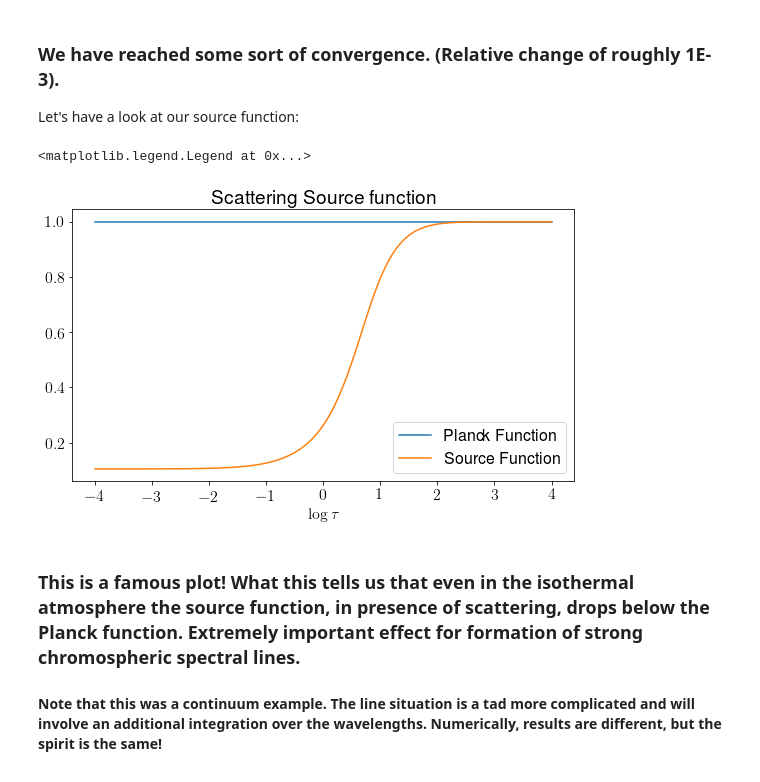
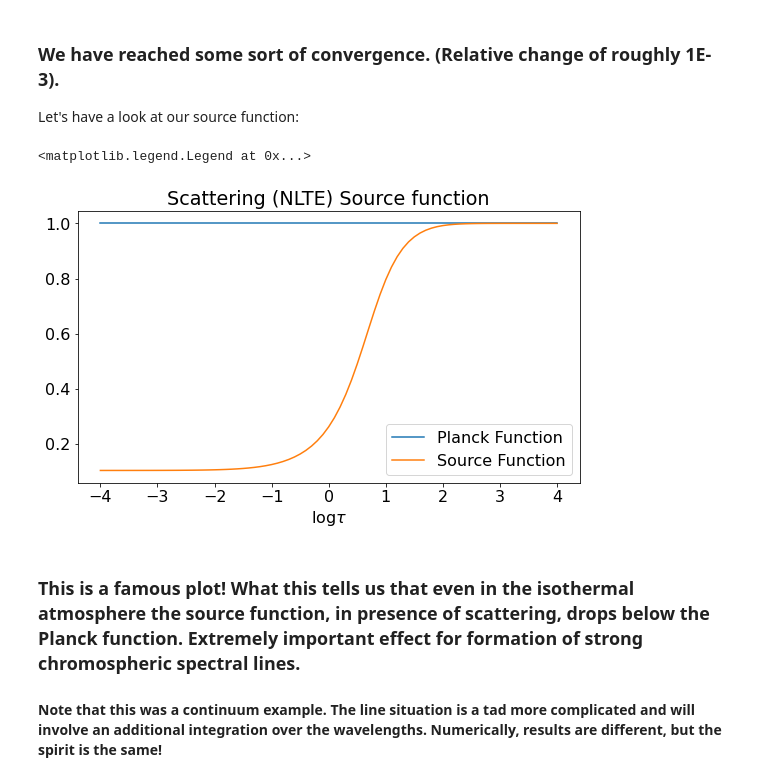
Before and after one commit to ivanzmilic/collage, a Jupyter notebook: Simple scattering .ipynb, the cells around one changed output. Saved outputs shown, nothing was run; the diff lists cells and outputs as text; code cells hidden in the pictures.

```diff
--- a/Simple scattering .ipynb
+++ b/Simple scattering .ipynb
@@ -9,7 +9,7 @@ import numpy as np
 import matplotlib.pyplot as plt
 import matplotlib
 matplotlib.rcParams.update({
-    "text.usetex": True,
+    "text.usetex": False,
     "font.size" : 16,
     "font.family": "sans-serif",
     "font.sans-serif": ["Helvetica"]})
@@ -366,7 +369,6 @@ S = np.copy(B)
 max_iter = 100
 
 # Start from the source function equal to the Planck function:
-S = np.copy(B)
 int_out = np.zeros([NM,ND])
 int_in = np.zeros([NM,ND])
 
@@ -413,13 +415,13 @@ Let's have a look at our source function:
 # %%
 plt.figure(figsize=[9,5])
 plt.plot(logtau,B,label="Planck Function")
 plt.plot(logtau,S,label="Source Function")
 plt.xlabel("$\\log \\tau$")
-plt.title("Scattering Source function")
+plt.title("Scattering (NLTE) Source function")
 plt.legend()
 # %% [output]
 <matplotlib.legend.Legend at 0x...>
-[figure, old version]
+[figure, new version]
 # %% [markdown]
 ### This is a famous plot! What this tells us that even in the isothermal atmosphere the source function, in presence of scattering, drops below the Planck function. Extremely important effect for formation of strong chromospheric spectral lines.
 
```
Also changed, not shown: parts of 9 cells of this notebook, 1 other file.
